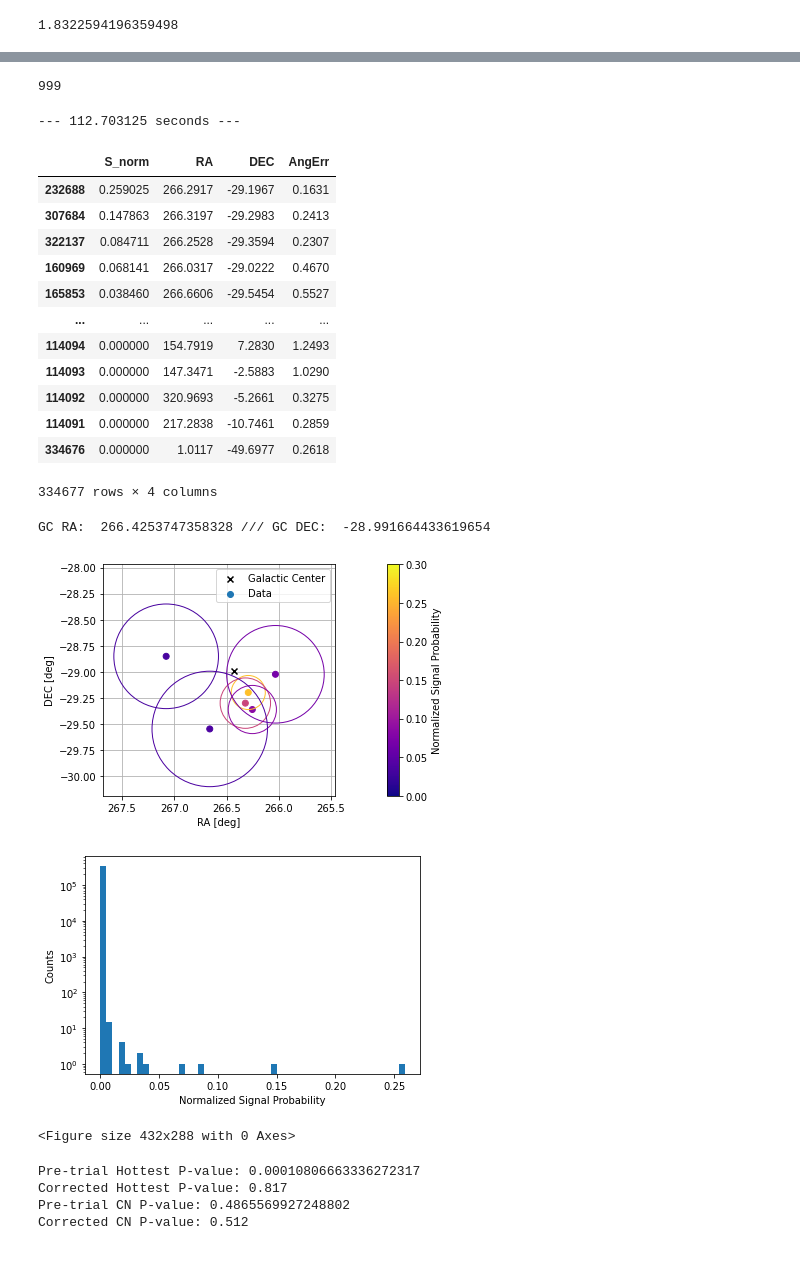
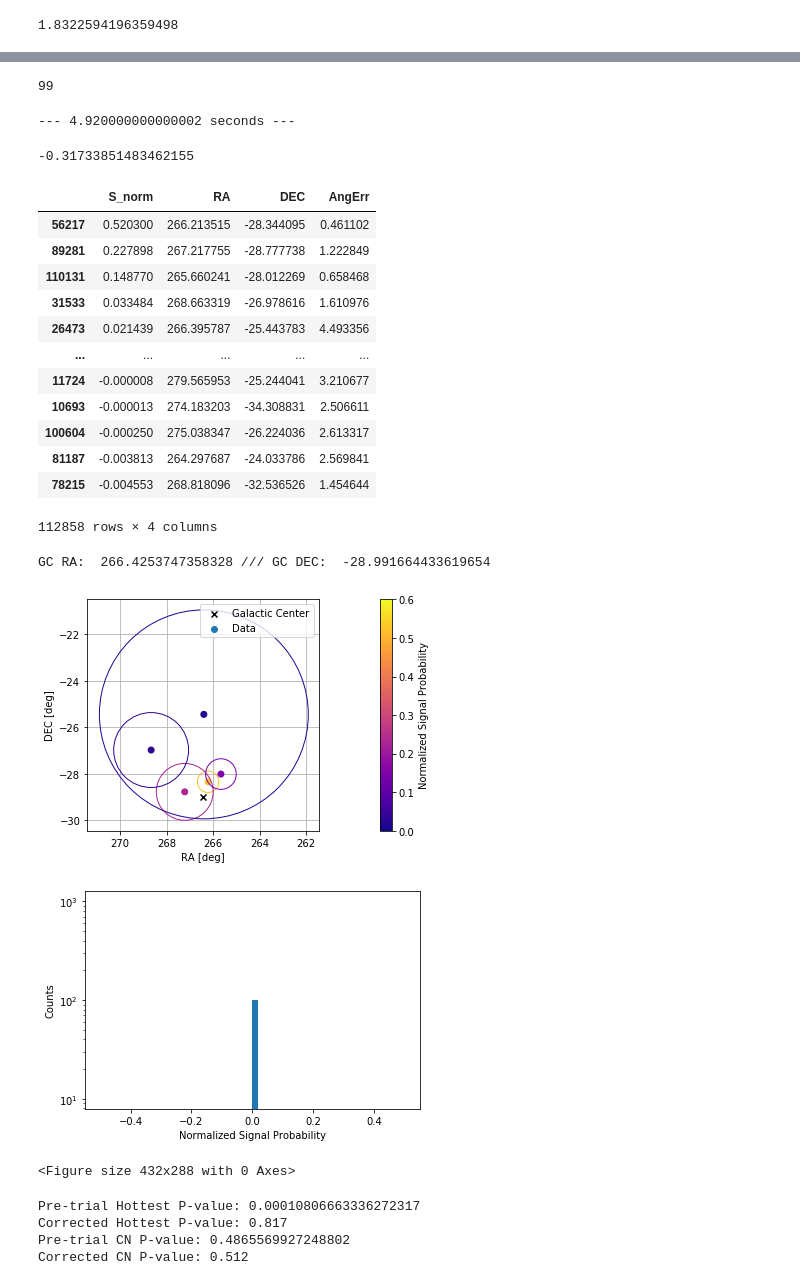
Before and after one commit to MACampana/IceCube_Intro, a Jupyter notebook: IntroAnalyses.ipynb, the cells around one changed output, grey strips where cells are left out. Drawn from its saved outputs; the diff is of its cells as text; code cells hidden in the pictures.

```diff
--- a/IntroAnalyses.ipynb
+++ b/IntroAnalyses.ipynb
@@ -638,10 +744,11 @@ ns_list = []
 #**************** Now, for scrambles, use this loop: **************************
 for scram in range(num_trials):
     #First pass, no scramble, use data
-    if scram == 0:
-        RA_use = RA
-    else:
-        RA_use = 360 * np.random.random(len(RA))
+    #if scram == 0:
+    #    RA_use = Data_RA
+    #else:
+    #    RA_use = 2.0*np.pi * np.random.random(len(Data_RA))
+    RA_use = 2.0*np.pi * np.random.random(len(Data_RA))
 
 #Event maps------------------------------------------------
     #PlotMollviewLocal('All-Sky Point Source 2010-2012 (Local Coords)',Zen,Azi, nside=32, rot=(180,0,0))
@@ -679,16 +786,17 @@ for scram in range(num_trials):
     #CN_counts.append(CNCOUNT)
 
 #Unbinned LLH Analysis-------------------------------------
+    GC_S_dists = Single_Source_Spatial_Dists(Data_DEC, RA_use, Data_AngErr, GC_dec[0], GC_ra[0])
+    S_s = GC_S_dists.signal_spatial()
+    B_s = GC_S_dists.background_spatial()
 
-    GC_LLH = UnbinnedLLHAnalysis(np.radians(DEC), np.radians(RA_use), np.radians(AngErr), GC_dec, GC_ra)
-    S = GC_LLH.signal_dist(GC_dec, GC_ra)
-    B = GC_LLH.background_dist(density=True)
-    bf_ns, TS = GC_LLH.minimize_TS(S, B)
+    Do_TS_Calcs = Single_Source_TestStatistic(S_s, B_s, S_e, B_e)
+    bf_ns, TS = Do_TS_Calcs.minimize_TS()
 
-    if scram == 0:
-        #For plotting using Signal Distribution (applies to num_trials = 0, i.e. data)
-        dataS_dist = np.copy(S)
-        dataS_norm = dataS_dist / np.sum(dataS_dist)
+    #if scram == 0:
+    #    #For plotting using Signal Distribution (applies to num_trials = 0, i.e. data)
+    #    dataS_dist = np.copy(S_s * S_e)
+    #    dataS_norm = dataS_dist / np.sum(dataS_dist)
 
     #Add ns and TS per trial to list for holding. 0th entry in each list is data...
     ns_list.append(bf_ns)
@@ -727,7 +835,7 @@ for scram in range(num_trials):
 
 print("--- %s seconds ---" % (time.clock() - start_time))
 # %% [output]
-999
+99
---- 112.703125 seconds ---
+--- 4.920000000000002 seconds ---
 # %%
 #Making lists into arrays...
@@ -740,12 +842,17 @@ print("--- %s seconds ---" % (time.clock() - start_time))
 ns_arr = np.array(ns_list)
 TS_arr = np.array(TS_list)
+# %%
+np.min(TS_arr)
+# %% [output]
+-0.31733851483462155
 # %%
 #Dataframe for unbinned analysis, Data run
 unbinned_df = pd.DataFrame(dataS_norm)
 unbinned_df.columns = ['S_norm']
-unbinned_df['RA'] = RA
-unbinned_df['DEC'] = DEC
-unbinned_df['AngErr'] = AngErr
+
+unbinned_df['RA'] = np.degrees(RA_use) #USE Data_RA for DATA -> RA_use currently "blinded"
+unbinned_df['DEC'] = np.degrees(Data_DEC)
+unbinned_df['AngErr'] = np.degrees(Data_AngErr)
 
 unbinned_df.sort_values(by='S_norm', ascending=False, inplace=True)
 display(unbinned_df)
@@ -753,34 +860,35 @@ display(unbinned_df)
 print("GC RA: ", np.degrees(GC_ra[0]), "///", "GC DEC: ", np.degrees(GC_dec[0]))
 # %% [output]
 |  | S_norm | RA | DEC | AngErr |
-| 232688 | 0.259025 | 266.2917 | -29.1967 | 0.1631 |
-| 307684 | 0.147863 | 266.3197 | -29.2983 | 0.2413 |
-| 322137 | 0.084711 | 266.2528 | -29.3594 | 0.2307 |
-| 160969 | 0.068141 | 266.0317 | -29.0222 | 0.4670 |
-| 165853 | 0.038460 | 266.6606 | -29.5454 | 0.5527 |
+| 56217 | 0.520300 | 266.213515 | -28.344095 | 0.461102 |
+| 89281 | 0.227898 | 267.217755 | -28.777738 | 1.222849 |
+| 110131 | 0.148770 | 265.660241 | -28.012269 | 0.658468 |
+| 31533 | 0.033484 | 268.663319 | -26.978616 | 1.610976 |
+| 26473 | 0.021439 | 266.395787 | -25.443783 | 4.493356 |
 | ... | ... | ... | ... | ... |
-| 114094 | 0.000000 | 154.7919 | 7.2830 | 1.2493 |
-| 114093 | 0.000000 | 147.3471 | -2.5883 | 1.0290 |
-| 114092 | 0.000000 | 320.9693 | -5.2661 | 0.3275 |
-| 114091 | 0.000000 | 217.2838 | -10.7461 | 0.2859 |
-| 334676 | 0.000000 | 1.0117 | -49.6977 | 0.2618 |
+| 11724 | -0.000008 | 279.565953 | -25.244041 | 3.210677 |
+| 10693 | -0.000013 | 274.183203 | -34.308831 | 2.506611 |
+| 100604 | -0.000250 | 275.038347 | -26.224036 | 2.613317 |
+| 81187 | -0.003813 | 264.297687 | -24.033786 | 2.569841 |
+| 78215 | -0.004553 | 268.818096 | -32.536526 | 1.454644 |
-334677 rows × 4 columns
+112858 rows × 4 columns
 GC RA:  266.4253747358328 /// GC DEC:  -28.991664433619654
 # %%
 #Plotting nearest events to galactic center
-topRA = unbinned_df.iloc[0:6,1].to_numpy(copy=True)
-topDEC = unbinned_df.iloc[0:6,2].to_numpy(copy=True)
-topERR = unbinned_df.iloc[0:6,3].to_numpy(copy=True)
-topS = unbinned_df.iloc[0:6,0].to_numpy(copy=True)
+num_plot = 5 #Number of events to plot
+topRA = unbinned_df.iloc[0:num_plot,1].to_numpy(copy=True)
+topDEC = unbinned_df.iloc[0:num_plot,2].to_numpy(copy=True)
+topERR = unbinned_df.iloc[0:num_plot,3].to_numpy(copy=True)
+topS = unbinned_df.iloc[0:num_plot,0].to_numpy(copy=True)
 
 target_ra = np.degrees(GC_ra[0])
 target_dec = np.degrees(GC_dec[0])
 target_name = 'Galactic Center'
-vmax = 0.3
+vmax = 0.6
 
 PlotPointsNearSource(topRA, topDEC, topERR, topS, target_ra, target_dec, target_name, vmax=vmax)
 # %% [output]
-[figure, old version]
+[figure, new version]
 # %%
 plt.hist(dataS_norm,bins=50)
 plt.xlabel('Normalized Signal Probability')
@@ -790,7 +898,7 @@ plt.yscale('log')
 plt.show()
 plt.clf()
 # %% [output]
-[figure, old version]
+[figure, new version]
 <Figure size 432x288 with 0 Axes>
 # %%
 #Trial Correction for binned pvalues, and Crab Nebula bin--------------
```
Also changed, not shown: parts of 12 cells of this notebook.
